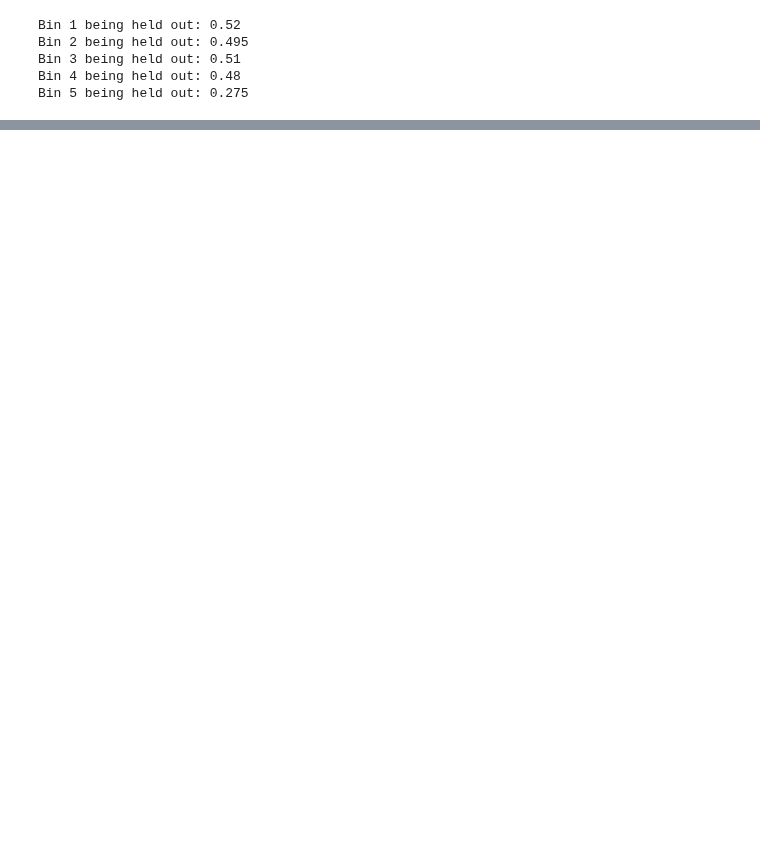
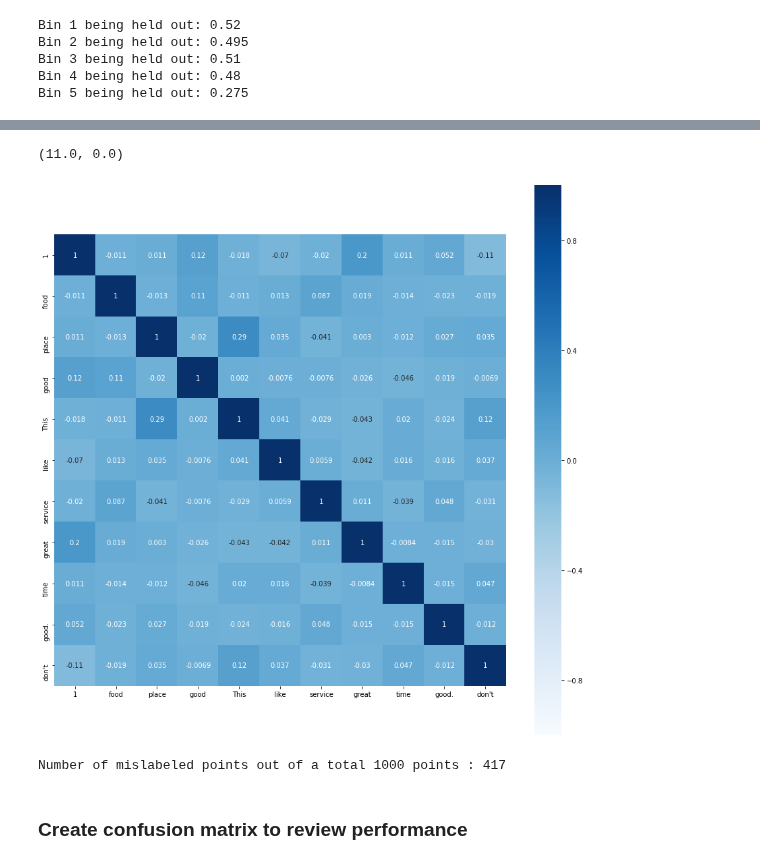
Before and after one commit to mrkjhsn/Thinkful-Exercises, a Jupyter notebook: sentiment_analysis_with_Naive_bayes.ipynb, the cells around one changed output, grey strips where cells are left out. Cells and saved outputs as stored; diff of their text form; code cells hidden in the pictures; blank space fills up the shorter version.

```diff
--- a/sentiment_analysis_with_Naive_bayes.ipynb
+++ b/sentiment_analysis_with_Naive_bayes.ipynb
@@ -225,0 +325,2 @@ these don't agree with the sklearn cross_val_score above
+# %%
+reviews = pd.read_csv('data\\sentiment labelled sentences\\yelp_labelled.txt', delimiter= '\t', header=None)
@@ -225,0 +342,16 @@ these don't agree with the sklearn cross_val_score above
+# %%
+# find top words by frequency
+bag_of_words = []
+
+for row in reviews[0].str.split():
+    for word in row:
+        if len(word) > 3 and word not in nlp.Defaults.stop_words:
+            bag_of_words.append(word)
+
+
+bag_of_words_df = pd.DataFrame(bag_of_words, columns=['tokens'])
+
+bag_of_words_df = bag_of_words_df.groupby('tokens')['tokens'] \
+    .count() \
+    .reset_index(name= 'token_count') \
+    .sort_values(by='token_count', ascending=False)
@@ -225,0 +365,10 @@ these don't agree with the sklearn cross_val_score above
+# %%
+# create column for each keyword above
+# return bool value if keyword found
+for key in bag_of_words_df.iloc[:,0].head(10).values:
+    reviews[str(key)] = reviews[0].str.contains(
+        ' ' + str(key) + ' ',
+        case=False)
+
+# convert sentiment column into boolean
+reviews[1] = (reviews[1] == 1)
@@ -225,0 +384,14 @@ these don't agree with the sklearn cross_val_score above
+# %%
+# visualize how well specific keywords perform
+plt.figure(figsize=(15, 15))
+
+ax = sns.heatmap(reviews.corr(),
+                 vmin=-1, vmax=1, center=0,
+                 square=True, annot=True,
+                 cmap="Blues")
+
+bottom, top = ax.get_ylim()
+ax.set_ylim(bottom + 0.5, top - 0.5)
+# %% [output]
+(11.0, 0.0)
+[figure, added]
@@ -225,0 +415,9 @@ these don't agree with the sklearn cross_val_score above
+# %%
+# Display our results.
+print("Number of mislabeled points out of a total {} points : {}".format(
+    data.shape[0],
+    (target != y_pred).sum()))
+# %% [output]
+Number of mislabeled points out of a total 1000 points : 417
+# %% [markdown]
+### Create confusion matrix to review performance
```
Also changed, not shown: parts of 205 cells of this notebook.
